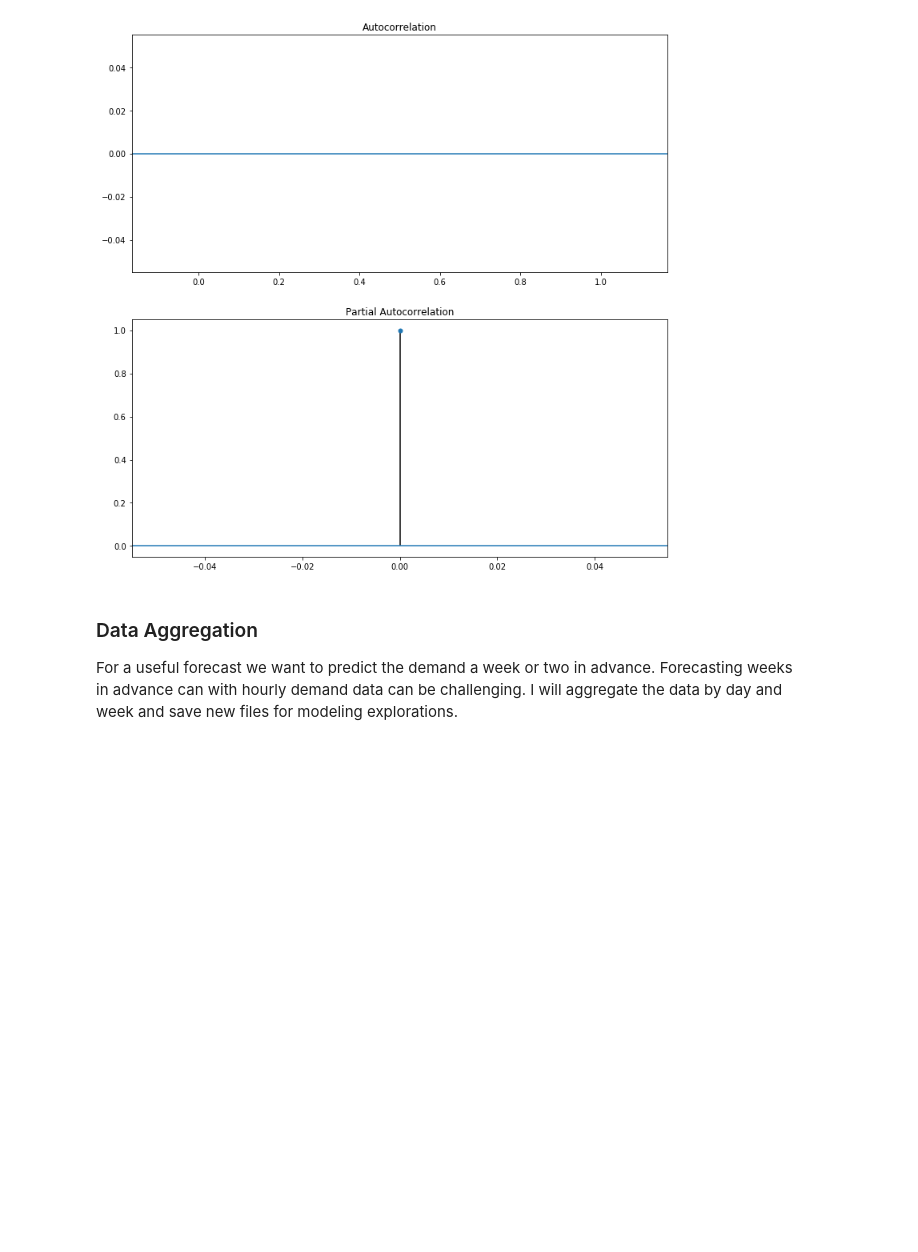
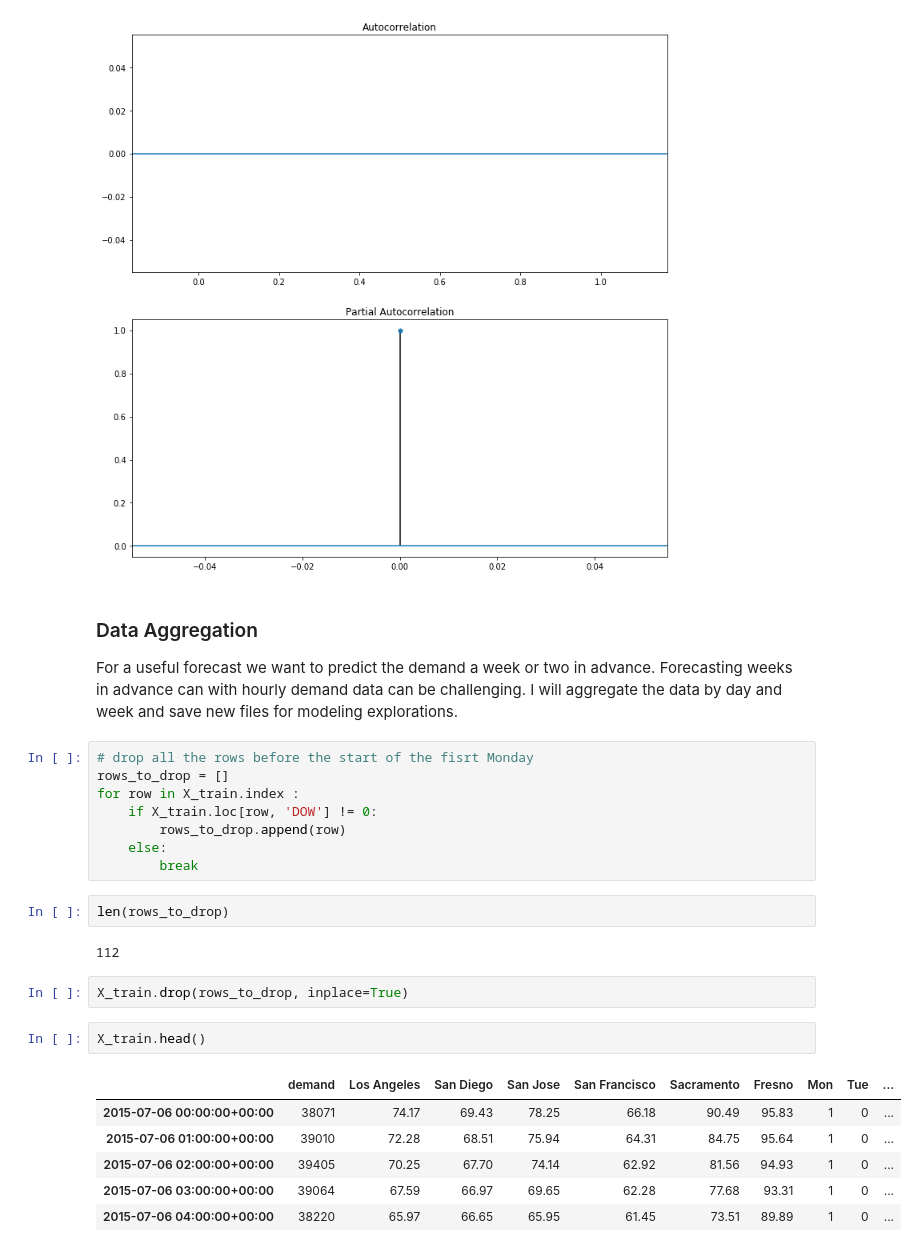
Before and after one commit to Merkeley/EnergyDemandForecast, a Jupyter notebook: Notebooks/EF_EDA2.ipynb, the cells around one changed output. Saved outputs shown, nothing was run; the diff lists cells and outputs as text; blank space fills up the shorter version.

```diff
--- a/Notebooks/EF_EDA2.ipynb
+++ b/Notebooks/EF_EDA2.ipynb
@@ -249,3 +253,26 @@ fig = sm.graphics.tsa.plot_pacf(decomp_data.trend, lags=24*7+10, ax=ax2)
 For a useful forecast we want to predict the demand a week or two in advance.  Forecasting weeks in advance
 can with hourly demand data can be challenging.  I will aggregate the data by day and week and save
 new files for modeling explorations.
+# %%
+# drop all the rows before the start of the fisrt Monday
+rows_to_drop = []
+for row in X_train.index :
+    if X_train.loc[row, 'DOW'] != 0:
+        rows_to_drop.append(row)
+    else:
+        break
+# %%
+len(rows_to_drop)
+# %% [output]
+112
+# %%
+X_train.drop(rows_to_drop, inplace=True)
+# %%
+X_train.head()
+# %% [output]
+|  | demand | Los Angeles | San Diego | San Jose | San Francisco | Sacramento | Fresno | Mon | Tue | ... |
+| 2015-07-06 00:00:00+00:00 | 38071 | 74.17 | 69.43 | 78.25 | 66.18 | 90.49 | 95.83 | 1 | 0 | ... |
+| 2015-07-06 01:00:00+00:00 | 39010 | 72.28 | 68.51 | 75.94 | 64.31 | 84.75 | 95.64 | 1 | 0 | ... |
+| 2015-07-06 02:00:00+00:00 | 39405 | 70.25 | 67.70 | 74.14 | 62.92 | 81.56 | 94.93 | 1 | 0 | ... |
+| 2015-07-06 03:00:00+00:00 | 39064 | 67.59 | 66.97 | 69.65 | 62.28 | 77.68 | 93.31 | 1 | 0 | ... |
+| 2015-07-06 04:00:00+00:00 | 38220 | 65.97 | 66.65 | 65.95 | 61.45 | 73.51 | 89.89 | 1 | 0 | ... |
```
Also changed, not shown: parts of 7 cells of this notebook, 2 other files.
